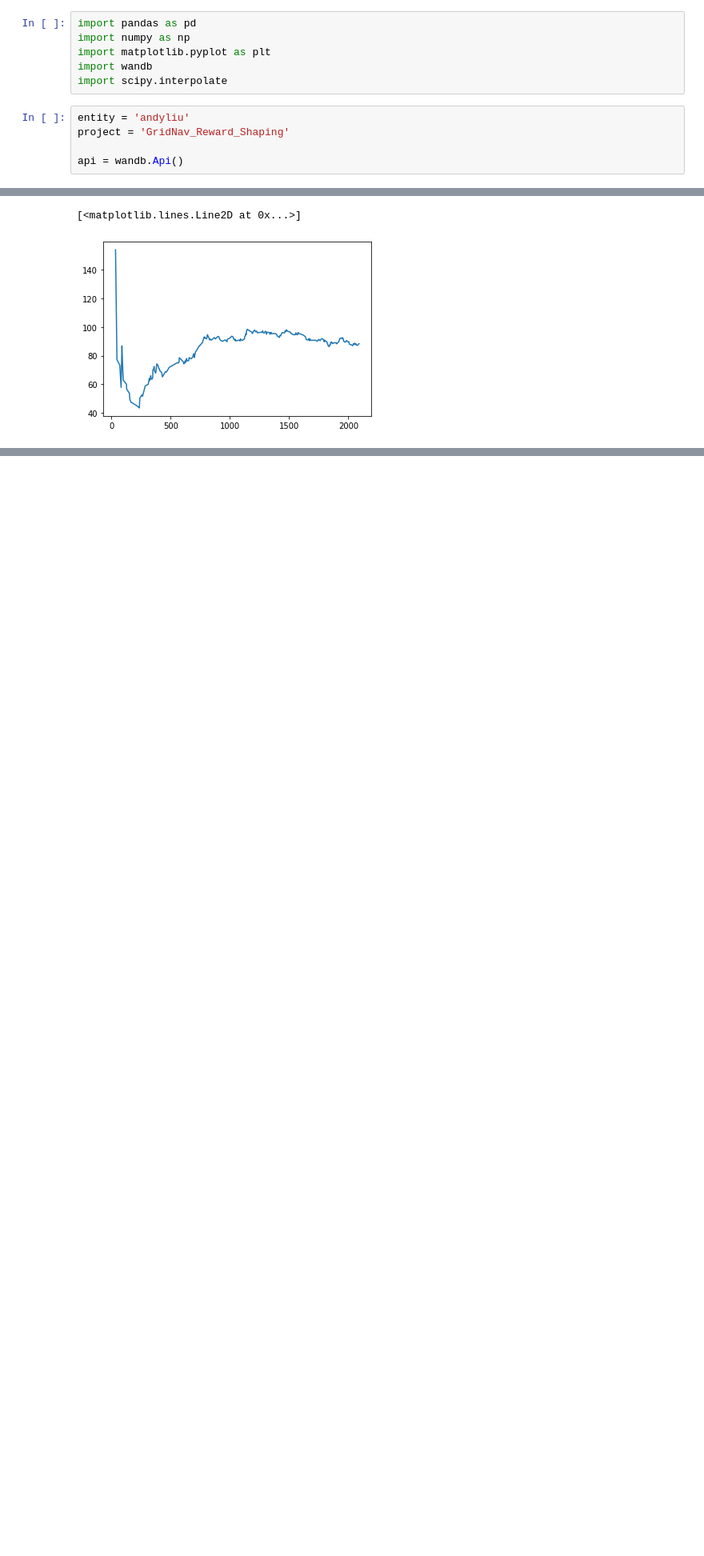
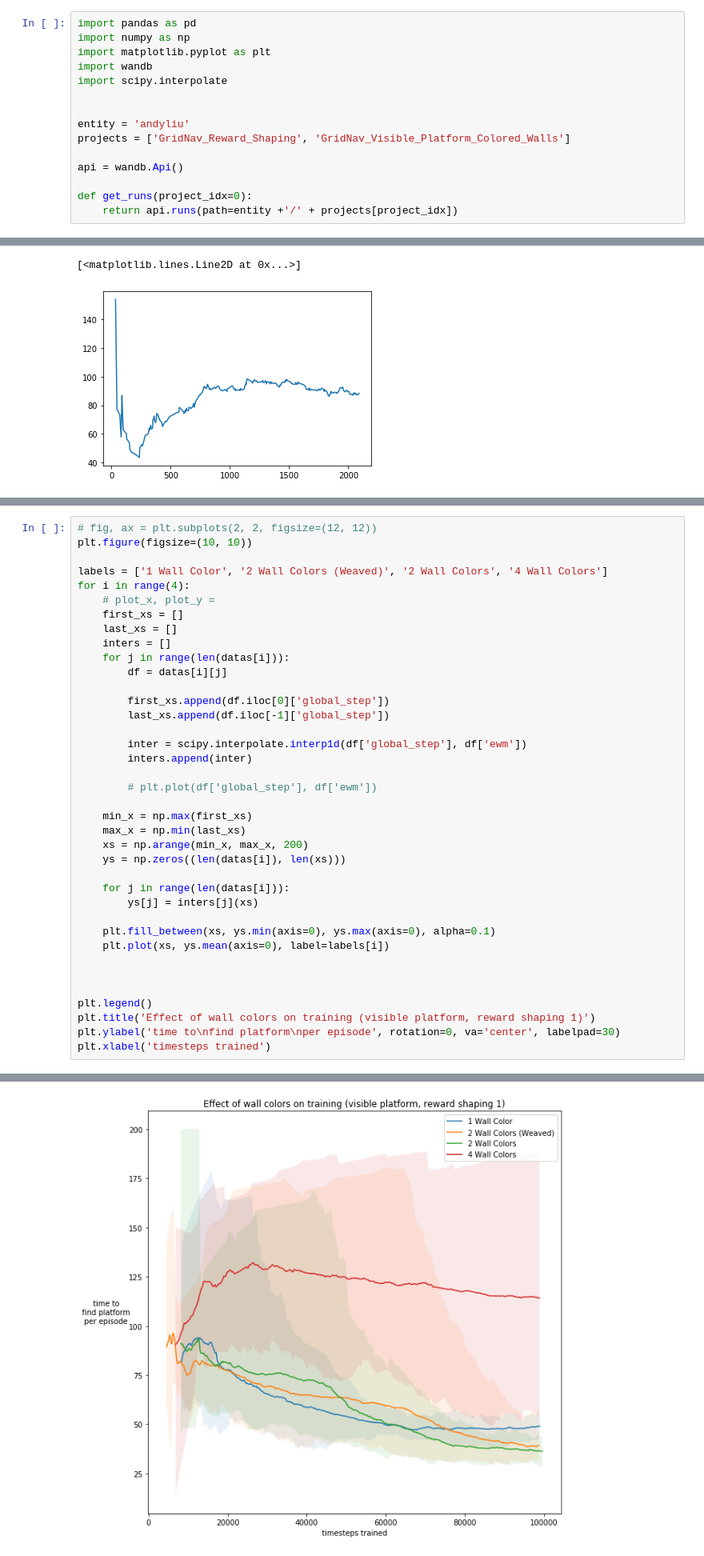
Before and after one commit to liuandrew/training-rl-algo, a Jupyter notebook: data_visualize.ipynb, the cells around one changed output, grey strips where cells are left out. Shown at 80% size. Cells and saved outputs as stored; diff of their text form; blank space fills up the shorter version.

```diff
--- a/data_visualize.ipynb
+++ b/data_visualize.ipynb
@@ -4,11 +4,15 @@ import numpy as np
 import matplotlib.pyplot as plt
 import wandb
 import scipy.interpolate
+
+
+entity = 'andyliu'
+projects = ['GridNav_Reward_Shaping', 'GridNav_Visible_Platform_Colored_Walls']
+
+api = wandb.Api()
+
+def get_runs(project_idx=0):
+    return api.runs(path=entity +'/' + projects[project_idx])
-# %%
-entity = 'andyliu'
-project = 'GridNav_Reward_Shaping'
-
-api = wandb.Api()
 # %%
 runs = api.runs(path=entity+'/' + project)
 # %% [markdown]
@@ -82,0 +126,39 @@ plt.plot(df2['_step'], df2['charts/episodic_length'].ewm(alpha=0.01).mean())
+# %%
+# fig, ax = plt.subplots(2, 2, figsize=(12, 12))
+plt.figure(figsize=(10, 10))
+
+labels = ['1 Wall Color', '2 Wall Colors (Weaved)', '2 Wall Colors', '4 Wall Colors']
+for i in range(4):
+    # plot_x, plot_y =
+    first_xs = []
+    last_xs = []
+    inters = []
+    for j in range(len(datas[i])):
+        df = datas[i][j]
+
+        first_xs.append(df.iloc[0]['global_step'])
+        last_xs.append(df.iloc[-1]['global_step'])
+
+        inter = scipy.interpolate.interp1d(df['global_step'], df['ewm'])
+        inters.append(inter)
+
+        # plt.plot(df['global_step'], df['ewm'])
+
+    min_x = np.max(first_xs)
+    max_x = np.min(last_xs)
+    xs = np.arange(min_x, max_x, 200)
+    ys = np.zeros((len(datas[i]), len(xs)))
+
+    for j in range(len(datas[i])):
+        ys[j] = inters[j](xs)
+
+    plt.fill_between(xs, ys.min(axis=0), ys.max(axis=0), alpha=0.1)
+    plt.plot(xs, ys.mean(axis=0), label=labels[i])
+
+
+
+plt.legend()
+plt.title('Effect of wall colors on training (visible platform, reward shaping 1)')
+plt.ylabel('time to\nfind platform\nper episode', rotation=0, va='center', labelpad=30)
+plt.xlabel('timesteps trained')
+# %% [output]
@@ -82,0 +166 @@ plt.plot(df2['_step'], df2['charts/episodic_length'].ewm(alpha=0.01).mean())
+[figure, added]
```
Also changed, not shown: parts of 6 cells of this notebook, 4 other files.
